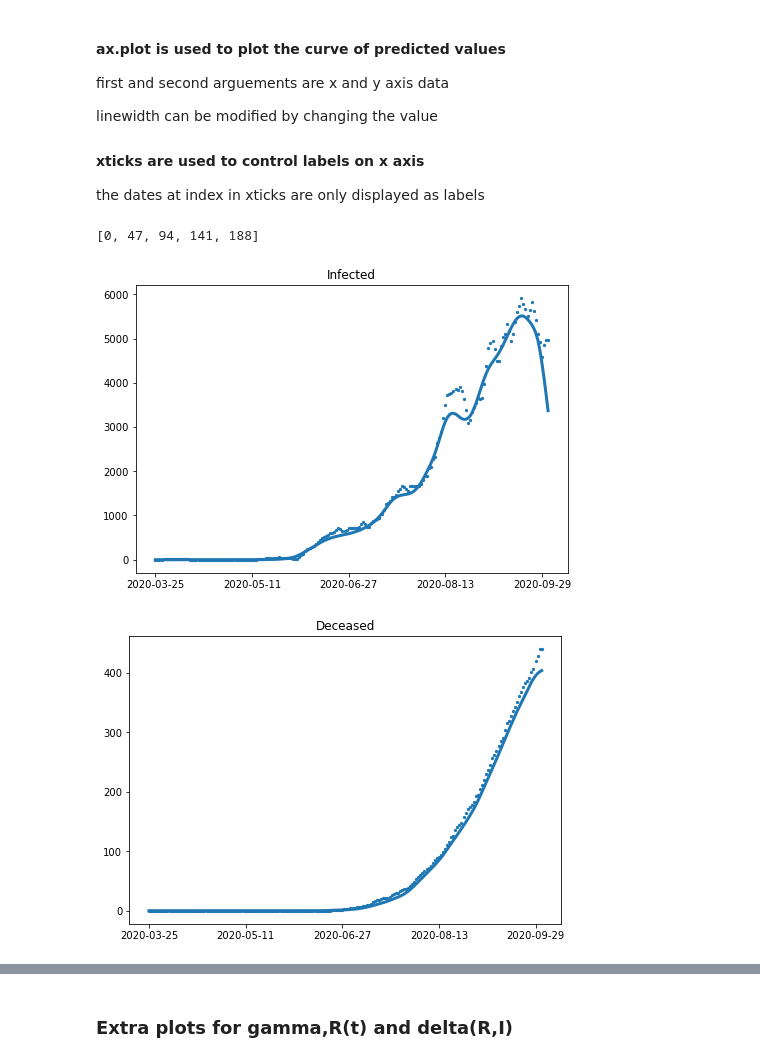
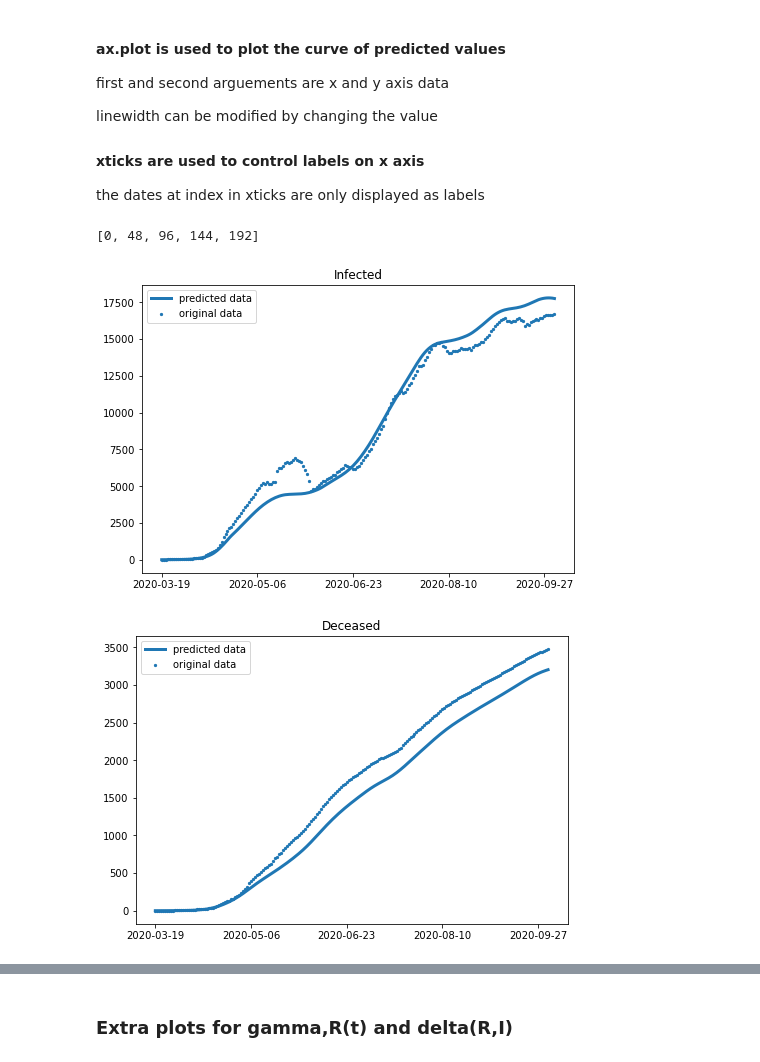
Before and after one commit to AditSoni/SIRD_Python_implementation, a Jupyter notebook: code.ipynb, the cells around one changed output, grey strips where cells are left out. Cells and saved outputs as stored; diff of their text form; code cells hidden in the pictures.

```diff
--- a/code.ipynb
+++ b/code.ipynb
@@ -11,9 +12,12 @@ df_states = pd.read_csv("states.csv") # data cases in different states
 df_pop = pd.read_csv("3. population_india_census2011.csv") #population census data
 # %%
 # Storing population of state
-state='Goa' #change the country/state/district/city according to what name it
+state='Gujarat' #change the country/state/district/city according to what name it
                   # has in the dataset
 #grabbing out the population of the state from pupulation census data
-N = df_pop[df_pop["State / Union Territory"] == state]['Population'].tolist()[0]
+if state=='India':
+    N = df_pop['Population'].sum()
+else:
+    N = df_pop[df_pop["State / Union Territory"] == state]['Population'].tolist()[0]
 print('The Population of {0} is {1}'.format(state,int(N)))
 # %% [output]
@@ -275,7 +295,7 @@ def PredR_sq(df_pred,df_orig,col):
 # %%
 # pass in column name on which we need to measure the
 S = N
-I = .000012
+I = 1.4
 R = 0
 D = 0
 df_pred = SIRD(S,I,R,D,df_smooth)
@@ -341,33 +360,35 @@ last = len(df_state['Confirmed'])
 xticks = [x*(last//4 -1 ) for x in range(5)]
 xticks
 # %% [output]
-[0, 47, 94, 141, 188]
+[0, 48, 96, 144, 192]
 # %%
 #infected
 fig = plt.figure()
 ax = fig.add_axes([0,0,1,1])
 
-ax.scatter(df_state['Date'],df_state['Infected'],s=5)
-ax.plot(df_state['Date'],df_pred['Infected'],linewidth=3)
+ax.scatter(df_state['Date'],df_state['Infected'],s=5,label='original data')
+ax.plot(df_state['Date'],df_pred['Infected'],linewidth=3,label='predicted data')
 ax.set_xticks(xticks)
 ax.set_title('Infected')
+ax.legend(loc=0)
 plt.savefig('graphs//{0}//Infected.jpg'.format(state),bbox_inches='tight',dpi=200) #uncomment if want to save the graph as image
 plt.show()
 # %% [output]
-[figure, old version]
+[figure, new version]
 # %%
 #Deceased
 fig = plt.figure()
 ax = fig.add_axes([0,0,1,1])
 
-ax.scatter(df_state['Date'],df_state['Deceased'],s=5)
-ax.plot(df_state['Date'],df_pred['Deceased'],linewidth=3)
+ax.scatter(df_state['Date'],df_state['Deceased'],s=5,label='original data')
+ax.plot(df_state['Date'],df_pred['Deceased'],linewidth=3,label='predicted data')
 ax.set_xticks(xticks)
 ax.set_title('Deceased')
+ax.legend(loc=0)
 plt.savefig('graphs//{0}//Deceased.jpg'.format(state),bbox_inches='tight',dpi=200) #uncomment if want to save the graph as image
 plt.show()
 # %% [output]
-[figure, old version]
+[figure, new version]
 # %%
 #Recovered
 fig = plt.figure()
```
Also changed, not shown: parts of 25 cells of this notebook.
